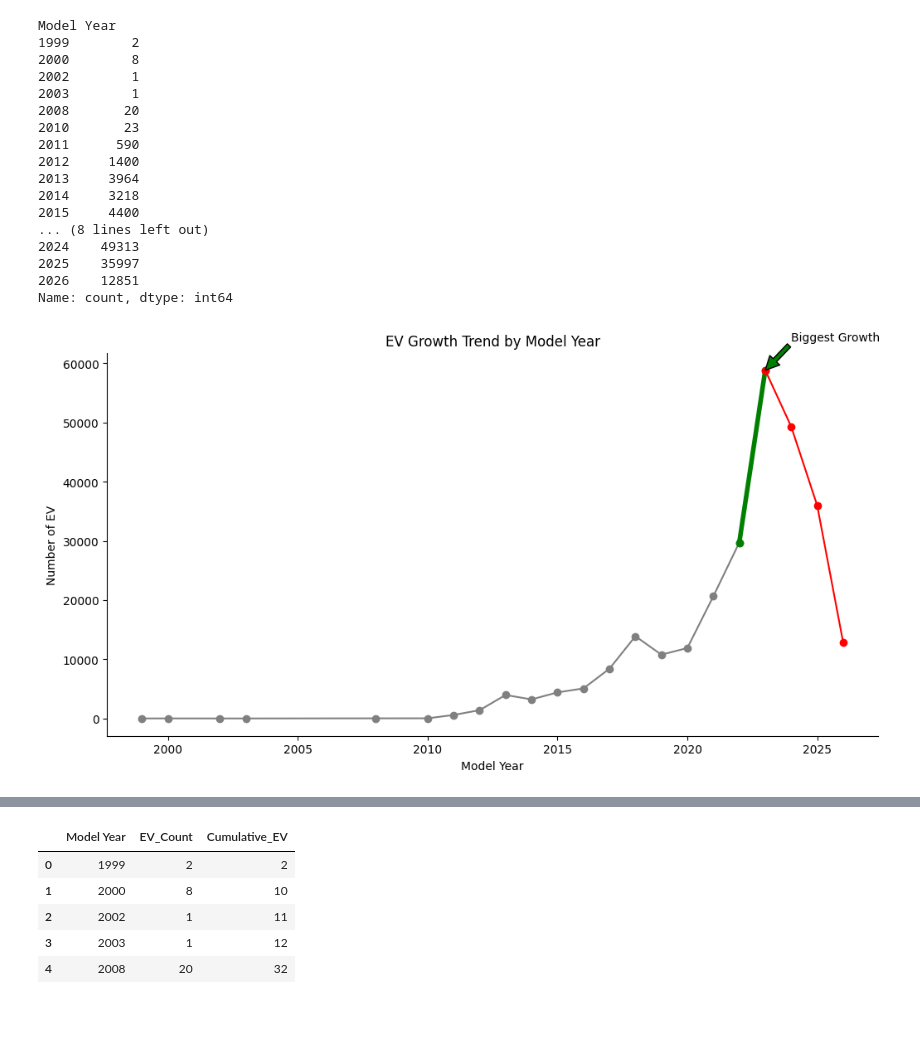
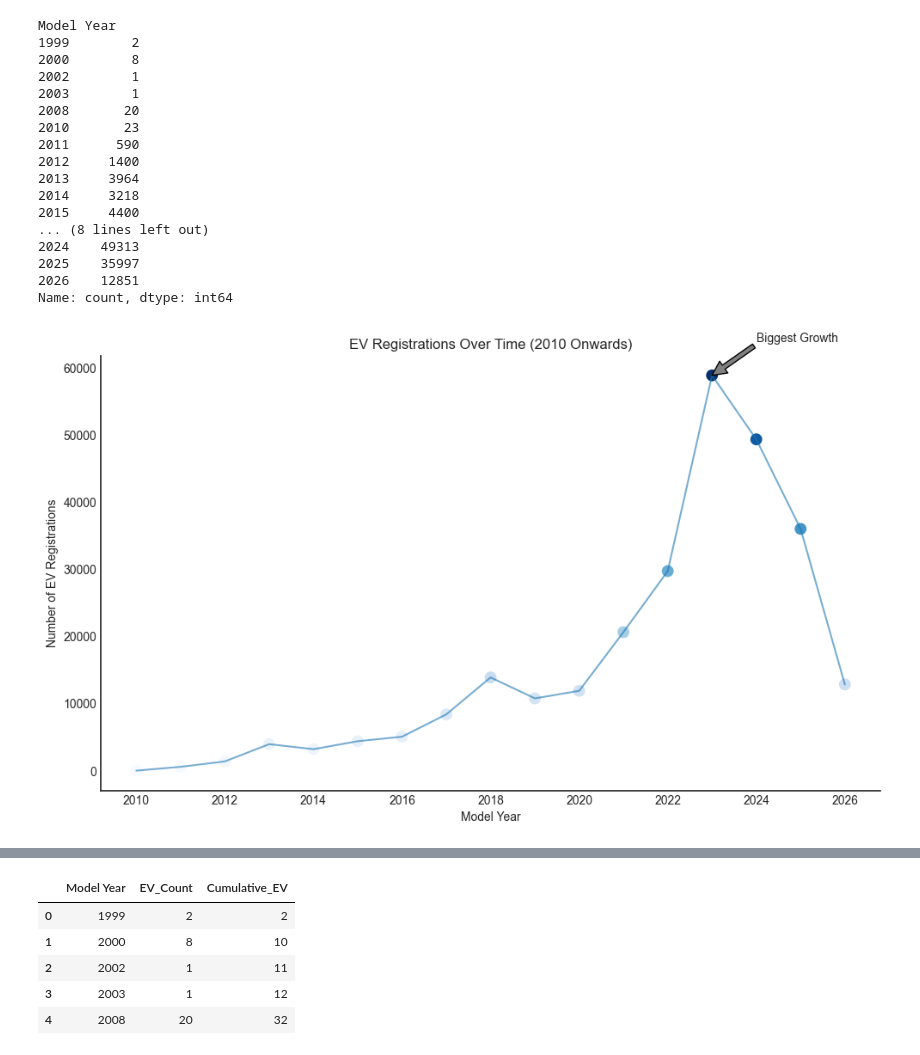
Before and after one commit to nawarfathi/electric-vehicle-analysis1, a Jupyter notebook: EV.ipynb, the cells around one changed output, grey strips where cells are left out. Cells and saved outputs as stored; diff of their text form; code cells hidden in the pictures; blank space fills up the shorter version.

```diff
--- a/EV.ipynb
+++ b/EV.ipynb
@@ -342,45 +496,45 @@ Model Year
 2025    35997
 2026    12851
 Name: count, dtype: int64
-# %%
-import matplotlib.pyplot as plt
-
-ev_per_year = df['Model Year'].value_counts().sort_index()
-
-years = ev_per_year.index
-values = ev_per_year.values
-
-diff = ev_per_year.diff()
-max_increase_year = diff.idxmax()
-
-i = list(years).index(max_increase_year)
-
-plt.figure(figsize=(12,6))
-
-plt.plot(years[:i], values[:i], color='gray', marker='o')
-plt.plot(years[i-1:i+1], values[i-1:i+1], color='green', marker='o', linewidth=4)
-plt.plot(years[i:], values[i:], color='red', marker='o')
-
-plt.annotate('Biggest Growth',
-             xy=(years[i], values[i]),
-             xytext=(years[i]+1, values[i]+5000),
-             arrowprops=dict(facecolor='green'))
-
-plt.title('EV Growth Trend by Model Year')
-plt.xlabel('Model Year')
-plt.ylabel('Number of EV')
-
-
-ax = plt.gca()
-
-ax.spines['top'].set_visible(False)
-ax.spines['right'].set_visible(False)
-
-
-
-plt.show()
-# %% [output]
-[figure, removed]
+# %%
+
+# Count EV per year
+ev_per_year = df['Model Year'].value_counts().sort_index()
+
+# Filter from 2010 onwards
+ev_per_year = ev_per_year[ev_per_year.index >= 2010]
+
+# Normalize for color intensity
+norm = (ev_per_year - ev_per_year.min()) / (ev_per_year.max() - ev_per_year.min())
+colors = plt.cm.Blues(norm)
+
+plt.figure(figsize=(10,6))
+
+# Scatter points with gradient color
+plt.scatter(
+    ev_per_year.index,
+    ev_per_year.values,
+    c=colors,
+    s=80
+)
+
+# Line (neutral color so gradient stays visible on points)
+plt.plot(ev_per_year.index, ev_per_year.values, alpha=0.6)
+
+ax = plt.gca()
+ax.spines['top'].set_visible(False)
+ax.spines['right'].set_visible(False)
+plt.annotate('Biggest Growth',
+             xy=(years[i], values[i]),
+             xytext=(years[i]+1, values[i]+5000),
+             arrowprops=dict(facecolor='gray'))
+plt.xlabel("Model Year")
+plt.ylabel("Number of EV Registrations")
+plt.title("EV Registrations Over Time (2010 Onwards)")
+plt.tight_layout()
+plt.show()
+# %% [output]
+[figure, added]
 # %%
 
 ev_per_year = df['Model Year'].value_counts().sort_index()
```
Also changed, not shown: parts of 16 cells of this notebook.
